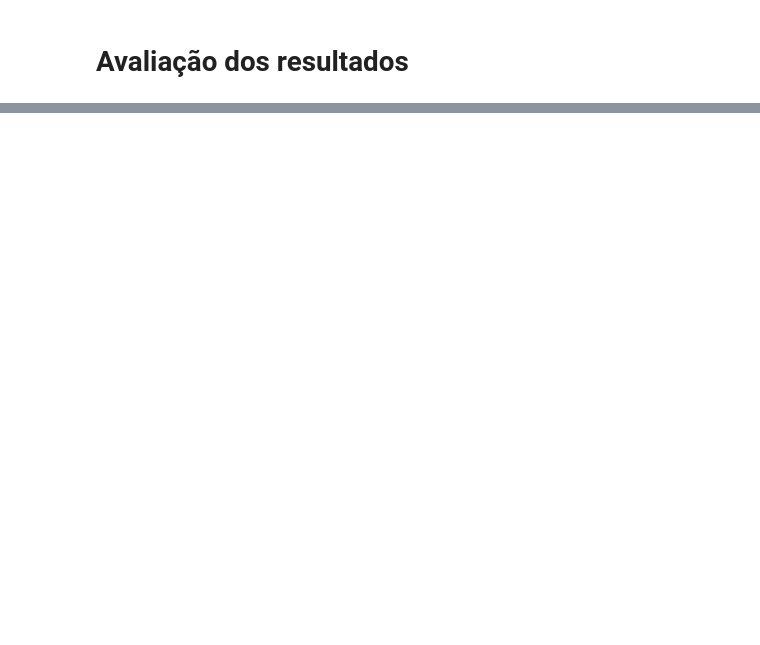
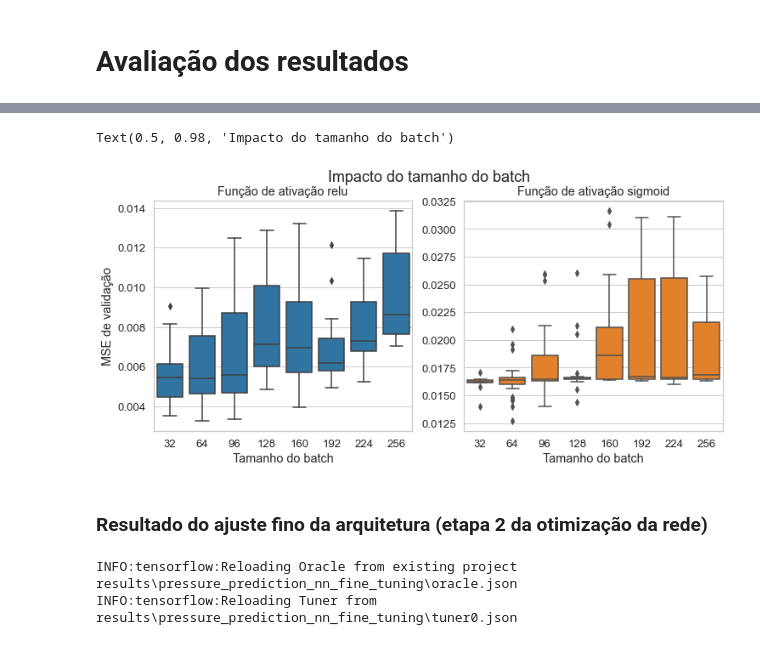
Before and after one commit to bruno-accioli/pressure-prediction-regression, a Jupyter notebook: train.ipynb, the cells around one changed output, grey strips where cells are left out. Cells and saved outputs as stored; diff of their text form; code cells hidden in the pictures; blank space fills up the shorter version.

```diff
--- a/train.ipynb
+++ b/train.ipynb
@@ -487,0 +578,27 @@ MSE (Mean Squared Error) de teste: 2.5568
+# %%
+fig, ax = plt.subplots(nrows=1, ncols=2, figsize=(12, 5))
+
+ax[0] = sns.boxplot(data=stage1_results[stage1_results['activation_function'] == 'relu'],
+                    x='batch_size', y='val_mse', color='tab:blue', ax=ax[0])
+ax[0].set_ylabel('MSE de validação')
+ax[0].set_xlabel('Tamanho do batch')
+ax[0].set_title('Função de ativação relu')
+
+ax[1] = sns.boxplot(data=stage1_results[stage1_results['activation_function'] == 'sigmoid'],
+                    x='batch_size', y='val_mse', color='tab:orange', ax=ax[1])
+ax[1].set_ylabel('')
+ax[1].set_xlabel('Tamanho do batch')
+ax[1].set_title('Função de ativação sigmoid')
+
+fig.suptitle('Impacto do tamanho do batch', size=18)
+# %% [output]
+Text(0.5, 0.98, 'Impacto do tamanho do batch')
+[figure, added]
+# %% [markdown]
+### Resultado do ajuste fino da arquitetura (etapa 2 da otimização da rede)
+# %%
+tuner2 = CustomRandomSearch(build_model, objective='mse', max_trials=20,
+                            directory='results', project_name='pressure_prediction_nn_fine_tuning')
+# %% [output]
+INFO:tensorflow:Reloading Oracle from existing project results\pressure_prediction_nn_fine_tuning\oracle.json
+INFO:tensorflow:Reloading Tuner from results\pressure_prediction_nn_fine_tuning\tuner0.json
```
Also changed, not shown: parts of 12 cells of this notebook.
